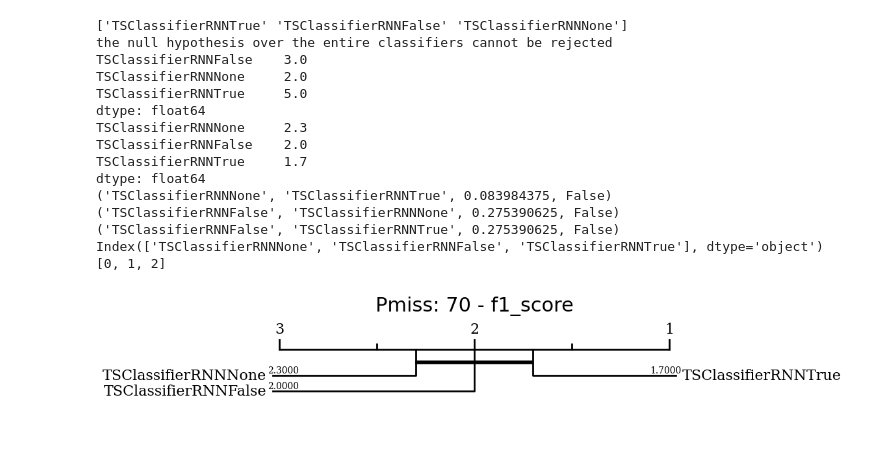
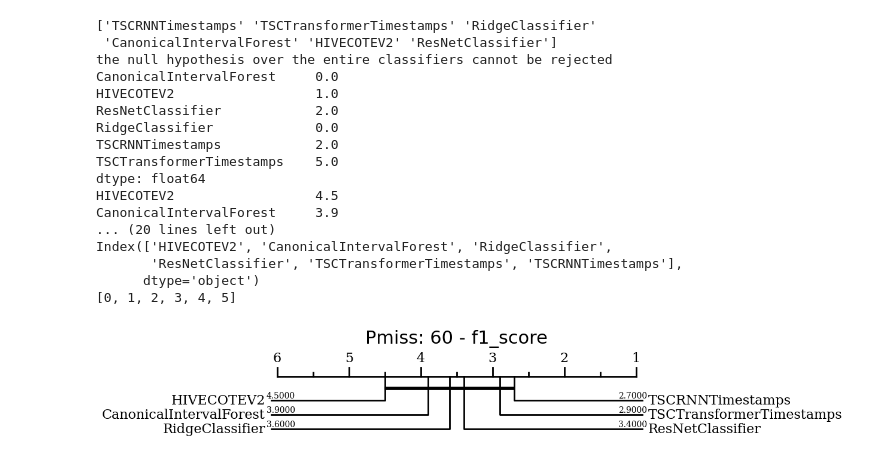
Before and after one commit to thiago-rissi/time_encoding_experiment, a Jupyter notebook: notebooks/stats.ipynb, the cells around one changed output. Drawn from its saved outputs; the diff is of its cells as text; code cells hidden in the pictures; blank space fills up the shorter version.

```diff
--- a/notebooks/stats.ipynb
+++ b/notebooks/stats.ipynb
@@ -64,59 +64,62 @@ plot_metric(model_mean, metric="F1 score")
 # %%
 base_path = pathlib.Path("/usr/src/code/data/outputs")
-pmiss = 70
+pmiss = 60
 metric_name = "f1_score"
 
 datasets = [
     "ERing",
     "Epilepsy",
     "Heartbeat",
     "UWaveGestureLibrary",
     "ArticularyWordRecognition",
     "EthanolConcentration",
     "Libras",
     "AsphaltPavementTypeCoordinates",
     "FingerMovements",
     "Handwriting",
 ]
 
 models = [
-    "TSClassifierRNNTrue",
-    "TSClassifierRNNFalse",
-    "TSClassifierRNNNone",
-    # "TSClassifierTransformerTrue",
-    # "TSClassifierTransformerFalse",
-    # "TSClassifierTransformerNone",
-    # "TSClassifierTransformer",
-    # "RidgeClassifier",
-    # "CanonicalIntervalForest",
-    # "HIVECOTEV2",
-    # "ResNetClassifier",
+    # "TSCRNNRel",
+    # "TSCRNNAbs",
+    "TSCRNNTimestamps",
+    # "TSCRNN",
+    # "TSCTransformerRel",
+    # "TSCTransformerAbs",
+    "TSCTransformerTimestamps",
+    # "TSCTransformer",
+    "RidgeClassifier",
+    "CanonicalIntervalForest",
+    "HIVECOTEV2",
+    "ResNetClassifier",
 ]
 
 df = gather_metric_cd(
     f1_score,
     "f1_score",
     base_path,
     datasets,
     models,
     pmiss,
     func_params={"average": "macro"},
 )
 draw_cd_diagram(metric_name, df, title=f"Pmiss: {pmiss} - {metric_name}", labels=True)
 # %% [output]
-['TSClassifierRNNTrue' 'TSClassifierRNNFalse' 'TSClassifierRNNNone']
+['TSCRNNTimestamps' 'TSCTransformerTimestamps' 'RidgeClassifier'
+ 'CanonicalIntervalForest' 'HIVECOTEV2' 'ResNetClassifier']
 the null hypothesis over the entire classifiers cannot be rejected
-TSClassifierRNNFalse    3.0
-TSClassifierRNNNone     2.0
-TSClassifierRNNTrue     5.0
+CanonicalIntervalForest     0.0
+HIVECOTEV2                  1.0
+ResNetClassifier            2.0
+RidgeClassifier             0.0
+TSCRNNTimestamps            2.0
+TSCTransformerTimestamps    5.0
 dtype: float64
-TSClassifierRNNNone     2.3
-TSClassifierRNNFalse    2.0
-TSClassifierRNNTrue     1.7
-dtype: float64
-('TSClassifierRNNNone', 'TSClassifierRNNTrue', 0.083984375, False)
-('TSClassifierRNNFalse', 'TSClassifierRNNNone', 0.275390625, False)
-('TSClassifierRNNFalse', 'TSClassifierRNNTrue', 0.275390625, False)
-Index(['TSClassifierRNNNone', 'TSClassifierRNNFalse', 'TSClassifierRNNTrue'], dtype='object')
-[0, 1, 2]
+HIVECOTEV2                  4.5
+CanonicalIntervalForest     3.9
+... (20 lines left out)
+Index(['HIVECOTEV2', 'CanonicalIntervalForest', 'RidgeClassifier',
+       'ResNetClassifier', 'TSCTransformerTimestamps', 'TSCRNNTimestamps'],
+      dtype='object')
+[0, 1, 2, 3, 4, 5]
-[figure, old version]
+[figure, new version]
```
Also changed, not shown: parts of 2 cells of this notebook, 7 other files.
